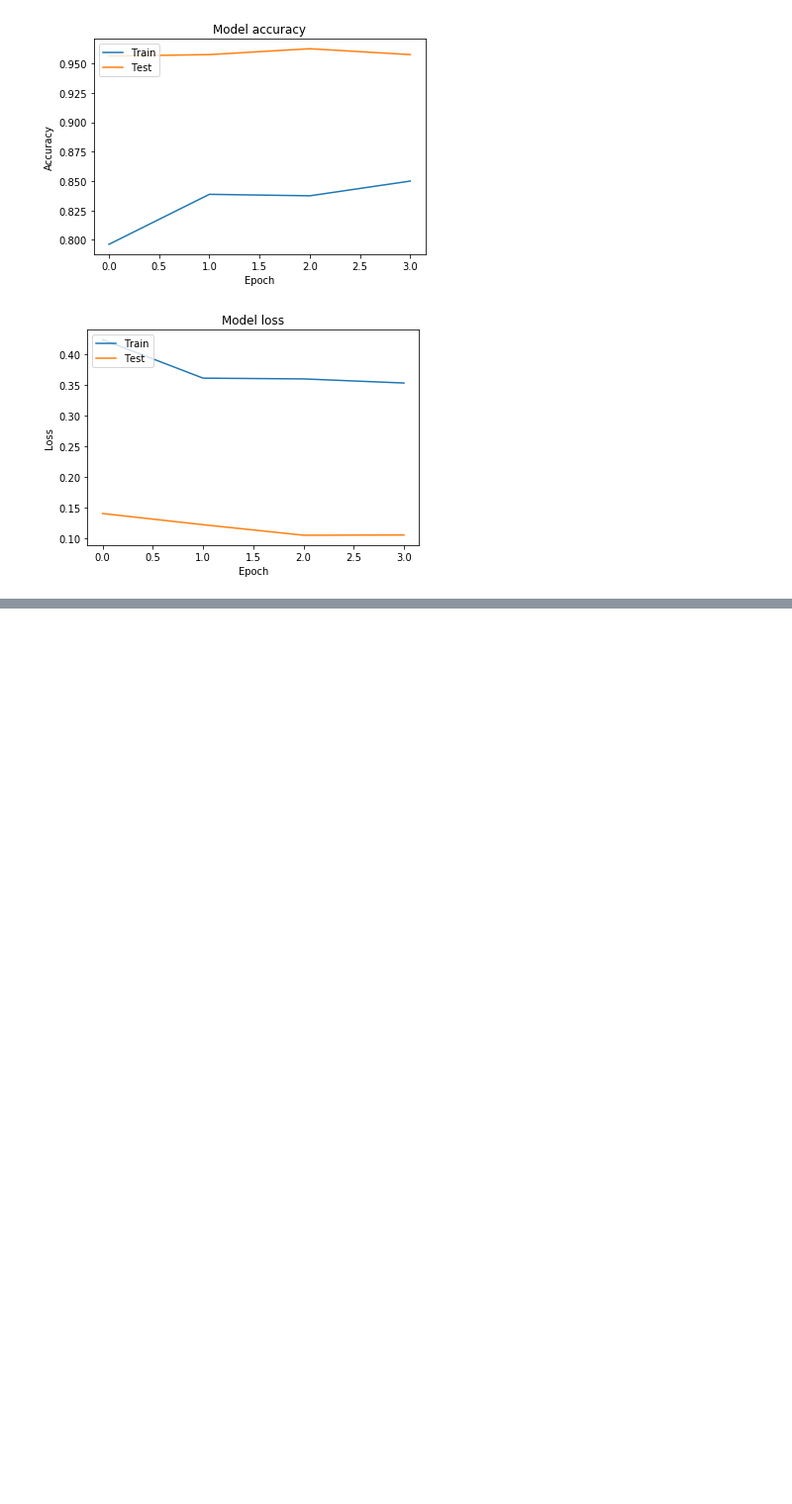
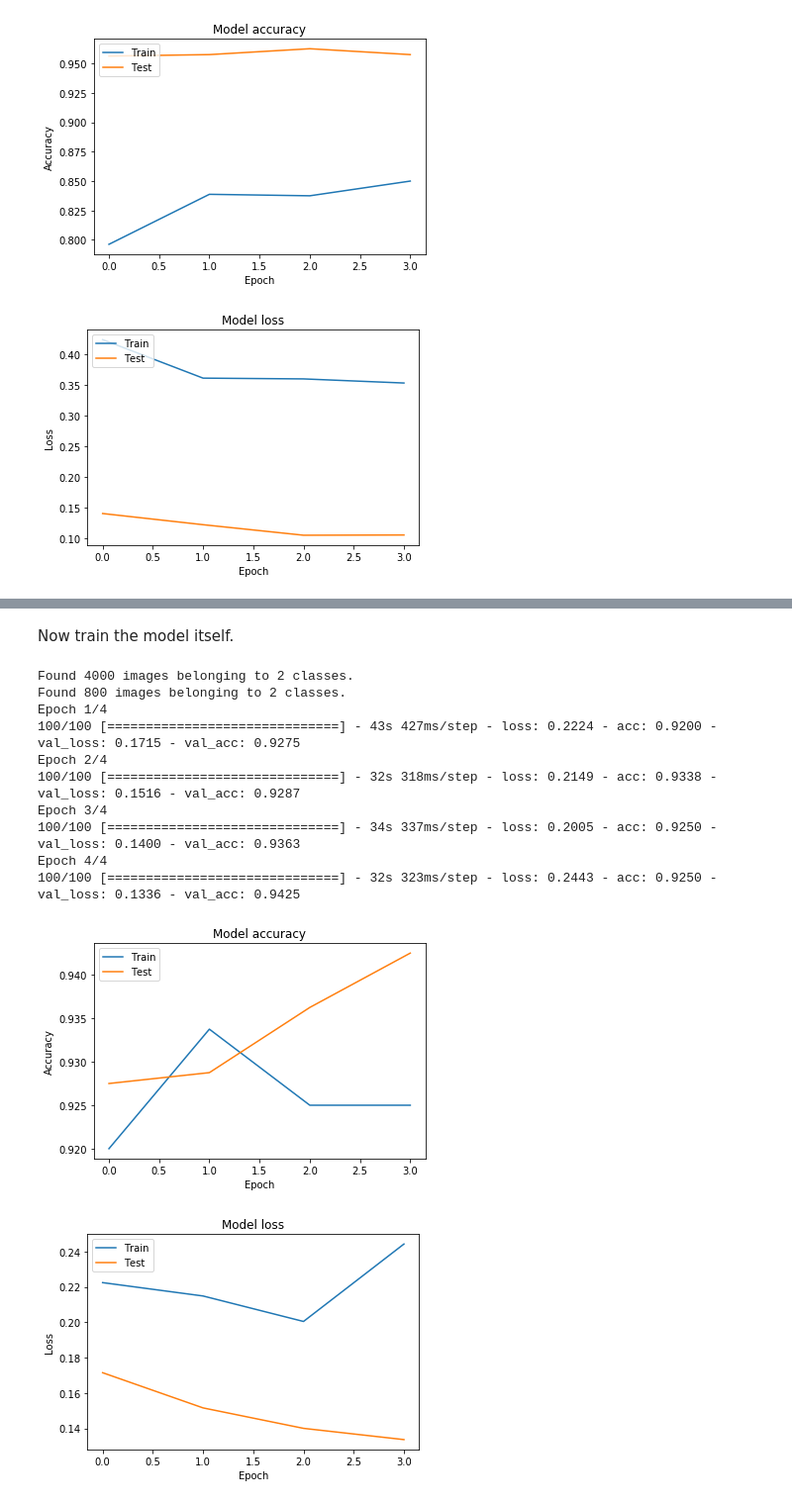
Before and after one commit to quasus/keras1, a Jupyter notebook: cats-and-dogs.ipynb, the cells around one changed output, grey strips where cells are left out. Shown at 99% size. Saved outputs shown, nothing was run; the diff lists cells and outputs as text; code cells hidden in the pictures; blank space fills up the shorter version.

```diff
--- a/cats-and-dogs.ipynb
+++ b/cats-and-dogs.ipynb
@@ -509,0 +629,22 @@ Epoch 4/4
+# %% [markdown]
+Now train the model itself.
+# %%
+train(model11, dg_train, os.path.join(DATA_ROOT, 'part1'),
+      params=base_params2(lr=0.00003),
+      layer_count=20,
+      epochs=4,
+      validation_generator=dg_val,
+      validation_directory=os.path.join(DATA_ROOT, 'part2'))
+# %% [output]
+Found 4000 images belonging to 2 classes.
+Found 800 images belonging to 2 classes.
+Epoch 1/4
+100/100 [==============================] - 43s 427ms/step - loss: 0.2224 - acc: 0.9200 - val_loss: 0.1715 - val_acc: 0.9275
+Epoch 2/4
+100/100 [==============================] - 32s 318ms/step - loss: 0.2149 - acc: 0.9338 - val_loss: 0.1516 - val_acc: 0.9287
+Epoch 3/4
+100/100 [==============================] - 34s 337ms/step - loss: 0.2005 - acc: 0.9250 - val_loss: 0.1400 - val_acc: 0.9363
+Epoch 4/4
+100/100 [==============================] - 32s 323ms/step - loss: 0.2443 - acc: 0.9250 - val_loss: 0.1336 - val_acc: 0.9425
+[figure, added]
+[figure, added]
```
Also changed, not shown: parts of 15 cells of this notebook, 1 other file.
